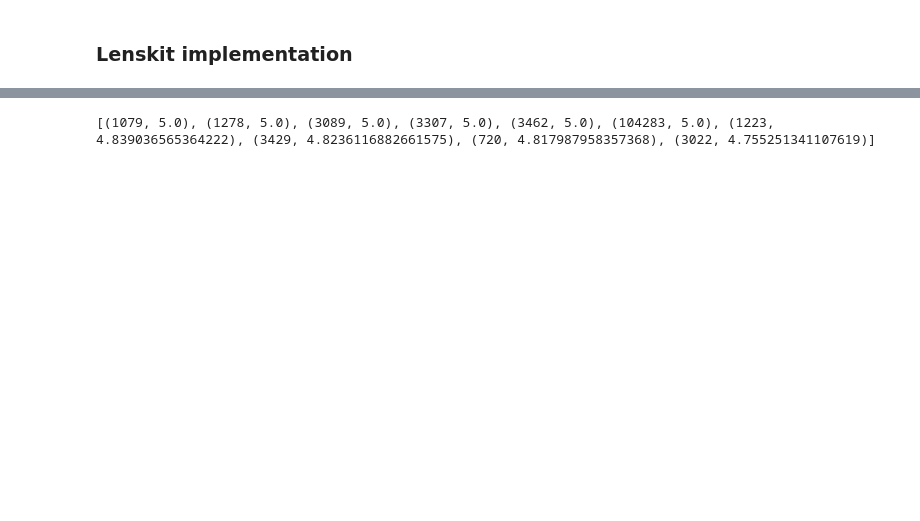
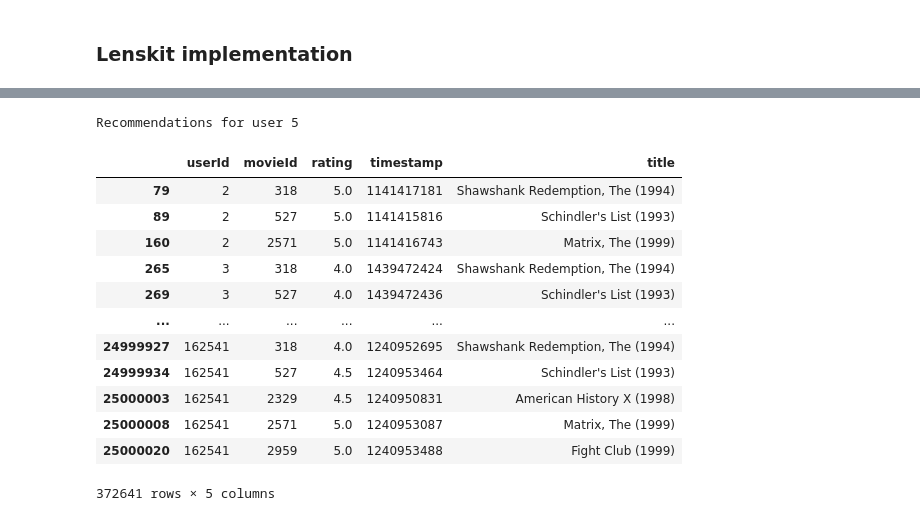
Before and after one commit to cellularegg/uas-soe-python-ss-2025, a Jupyter notebook: models/itembasecollfiltering.ipynb, the cells around one changed output, grey strips where cells are left out. Drawn from its saved outputs; the diff is of its cells as text; code cells hidden in the pictures; blank space fills up the shorter version.

```diff
--- a/models/itembasecollfiltering.ipynb
+++ b/models/itembasecollfiltering.ipynb
@@ -114,4 +115,6 @@ lk_dataset.item_stats()
 # %%
-
-pipe = pipeline.topn_pipeline(ItemKNNScorer())
+# train
+from lenskit.splitting import sample_records
+split = sample_records(lk_dataset, 3000)
+pipe = pipeline.topn_pipeline(ItemKNNScorer(), n=20)
 pipe.train(lk_dataset)
@@ -256,29 +121,23 @@ item_sim.head()
-# %%
-# K-nearest items for each movie (already computed → topk)
-K = 40
-topk = {
-  m: item_sim[m].nlargest(K + 1).iloc[1:]     # drop self-similarity
-  for m in item_sim.columns
-}
-
-def recommend(uid, n_rec=10):
-  """Top-N item-based CF recommendations for one user."""
-  seen   = df_user_movie_rating_matrix.loc[uid].dropna()     # movies + own ratings
-  score  = {}          # movie → weighted sum
-  weight = {}          # movie → sum|sim|
-
-  for mid, r in seen.items():
-    for nbr, sim in topk[mid].items():
-      if nbr in seen:           # skip already-rated
-        continue
-      score[nbr]  = score.get(nbr, 0)  + sim * r
-      weight[nbr] = weight.get(nbr, 0) + abs(sim)
-
-  preds = {m: score[m] / weight[m] for m in score if weight[m] > 0}
-  # return N best unseen movies
-  return sorted(preds.items(), key=lambda x: x[1], reverse=True)[:n_rec]
-
-# example: 10 suggestions for user 3
-print(recommend(3, n_rec=10))
-# %% [output]
-[(1079, 5.0), (1278, 5.0), (3089, 5.0), (3307, 5.0), (3462, 5.0), (104283, 5.0), (1223, 4.839036565364222), (3429, 4.8236116882661575), (720, 4.817987958357368), (3022, 4.755251341107619)]
+# %%
+# recommend
+user_id = lk_dataset.users.index[3]
+recs = recommend(pipe, user_id, n=15)
+recs_df = recs.to_df()
+
+print("Recommendations for user", user_id)
+movies_ratings[movies_ratings['movieId'].isin(recs.ids())]
+# %% [output]
+Recommendations for user 5
+|  | userId | movieId | rating | timestamp | title |
+| 79 | 2 | 318 | 5.0 | 1141417181 | Shawshank Redemption, The (1994) |
+| 89 | 2 | 527 | 5.0 | 1141415816 | Schindler's List (1993) |
+| 160 | 2 | 2571 | 5.0 | 1141416743 | Matrix, The (1999) |
+| 265 | 3 | 318 | 4.0 | 1439472424 | Shawshank Redemption, The (1994) |
+| 269 | 3 | 527 | 4.0 | 1439472436 | Schindler's List (1993) |
+| ... | ... | ... | ... | ... | ... |
+| 24999927 | 162541 | 318 | 4.0 | 1240952695 | Shawshank Redemption, The (1994) |
+| 24999934 | 162541 | 527 | 4.5 | 1240953464 | Schindler's List (1993) |
+| 25000003 | 162541 | 2329 | 4.5 | 1240950831 | American History X (1998) |
+| 25000008 | 162541 | 2571 | 5.0 | 1240953087 | Matrix, The (1999) |
+| 25000020 | 162541 | 2959 | 5.0 | 1240953488 | Fight Club (1999) |
+372641 rows × 5 columns
```
Also changed, not shown: parts of 15 cells of this notebook.
